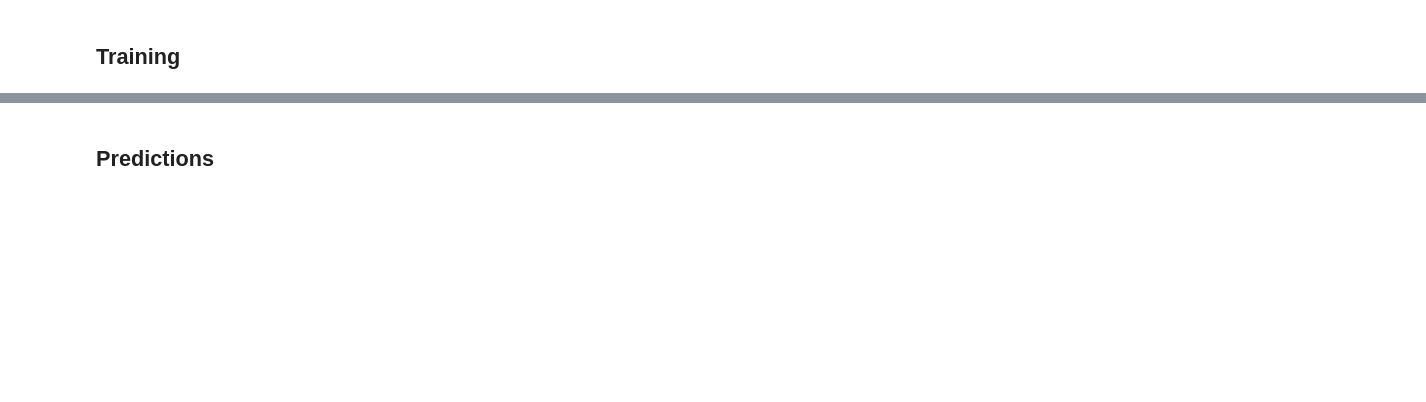
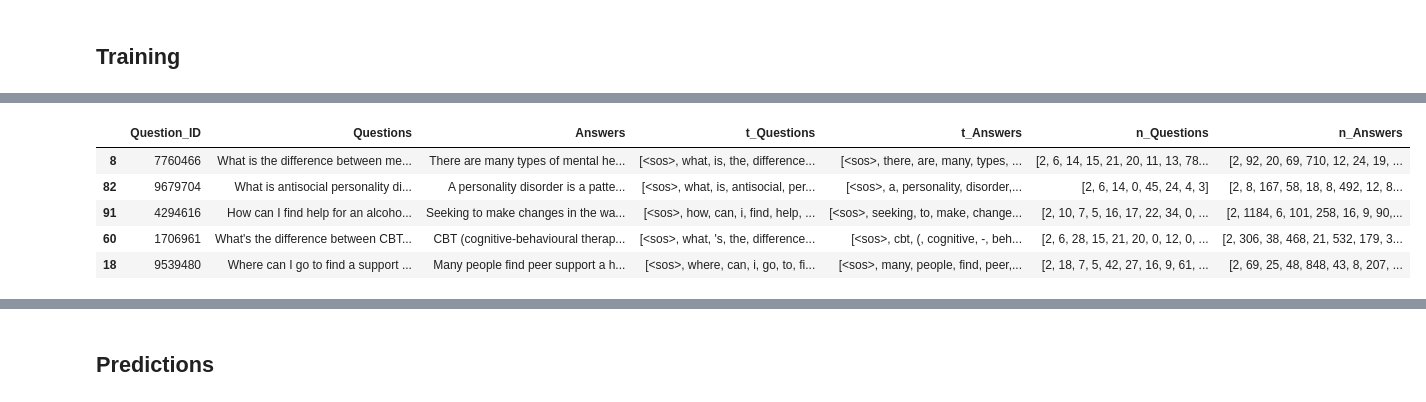
Before and after one commit to SudoStar/mental-health-chatbot, a Jupyter notebook: Mental_health_chatbot.ipynb, the cells around one changed output, grey strips where cells are left out. Drawn from its saved outputs; the diff is of its cells as text; code cells hidden in the pictures; blank space fills up the shorter version.

```diff
--- a/Mental_health_chatbot.ipynb
+++ b/Mental_health_chatbot.ipynb
@@ -385,0 +585,3 @@ plt.show()
+# %%
+question_vocab.set_default_index(unk_index)
+answer_vocab.set_default_index(unk_index)
@@ -385,0 +602,3 @@ plt.show()
+# %%
+for value in train_data['t_Questions']:
+  print(question_vocab.lookup_indices(value))
@@ -385,0 +623,21 @@ plt.show()
+# %%
+def numericalize(input, vocab):
+    values = []
+    for value in input:
+        values.append(vocab.lookup_indices(value))
+    return values
+# %%
+n_questions = numericalize(train_data['t_Questions'], question_vocab)
+n_answers = numericalize(train_data['t_Answers'], answer_vocab)
+
+train_data['n_Questions'] = n_questions
+train_data['n_Answers'] = n_answers
+# %%
+train_data.head()
+# %% [output]
+|  | Question_ID | Questions | Answers | t_Questions | t_Answers | n_Questions | n_Answers |
+| 8 | 7760466 | What is the difference between me... | There are many types of mental he... | [<sos>, what, is, the, difference... | [<sos>, there, are, many, types, ... | [2, 6, 14, 15, 21, 20, 11, 13, 78... | [2, 92, 20, 69, 710, 12, 24, 19, ... |
+| 82 | 9679704 | What is antisocial personality di... | A personality disorder is a patte... | [<sos>, what, is, antisocial, per... | [<sos>, a, personality, disorder,... | [2, 6, 14, 0, 45, 24, 4, 3] | [2, 8, 167, 58, 18, 8, 492, 12, 8... |
+| 91 | 4294616 | How can I find help for an alcoho... | Seeking to make changes in the wa... | [<sos>, how, can, i, find, help, ... | [<sos>, seeking, to, make, change... | [2, 10, 7, 5, 16, 17, 22, 34, 0, ... | [2, 1184, 6, 101, 258, 16, 9, 90,... |
+| 60 | 1706961 | What's the difference between CBT... | CBT (cognitive-behavioural therap... | [<sos>, what, 's, the, difference... | [<sos>, cbt, (, cognitive, -, beh... | [2, 6, 28, 15, 21, 20, 0, 12, 0, ... | [2, 306, 38, 468, 21, 532, 179, 3... |
+| 18 | 9539480 | Where can I go to find a support ... | Many people find peer support a h... | [<sos>, where, can, i, go, to, fi... | [<sos>, many, people, find, peer,... | [2, 18, 7, 5, 42, 27, 16, 9, 61, ... | [2, 69, 25, 48, 848, 43, 8, 207, ... |
```
Also changed, not shown: parts of 122 cells of this notebook.
